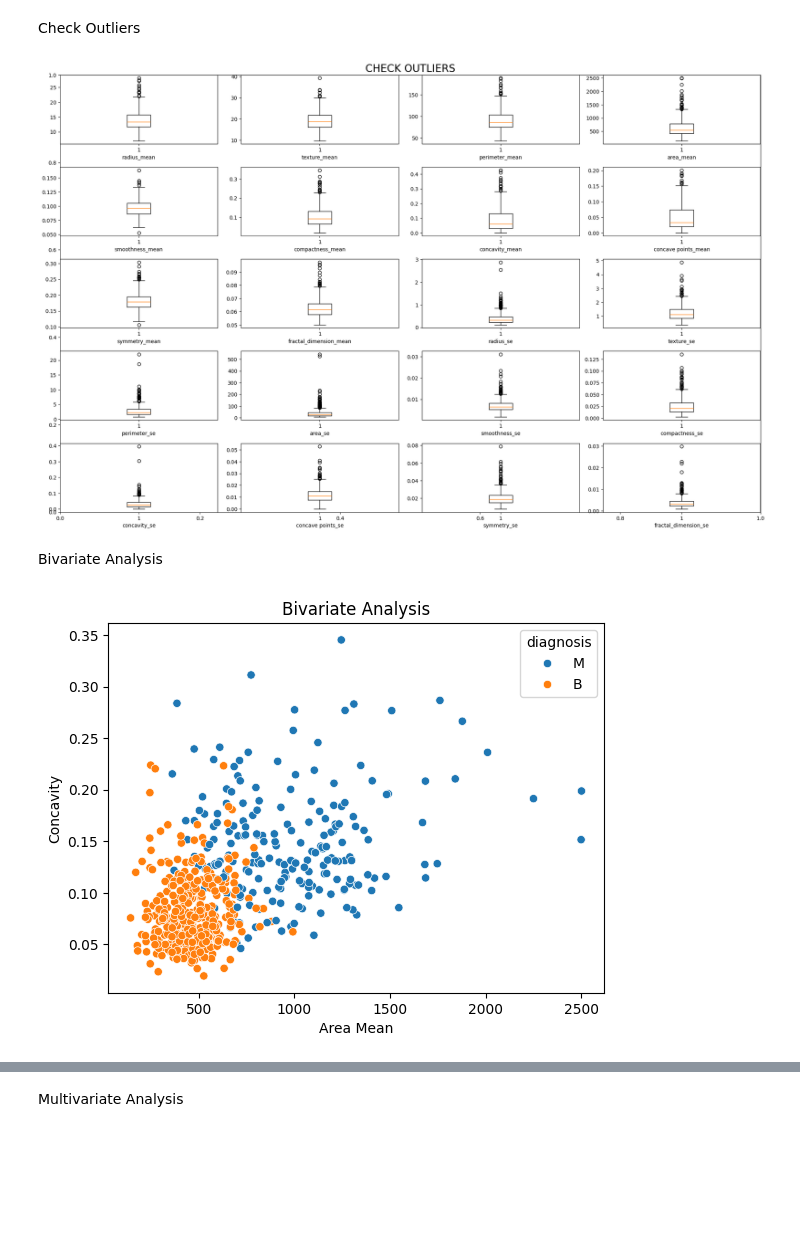
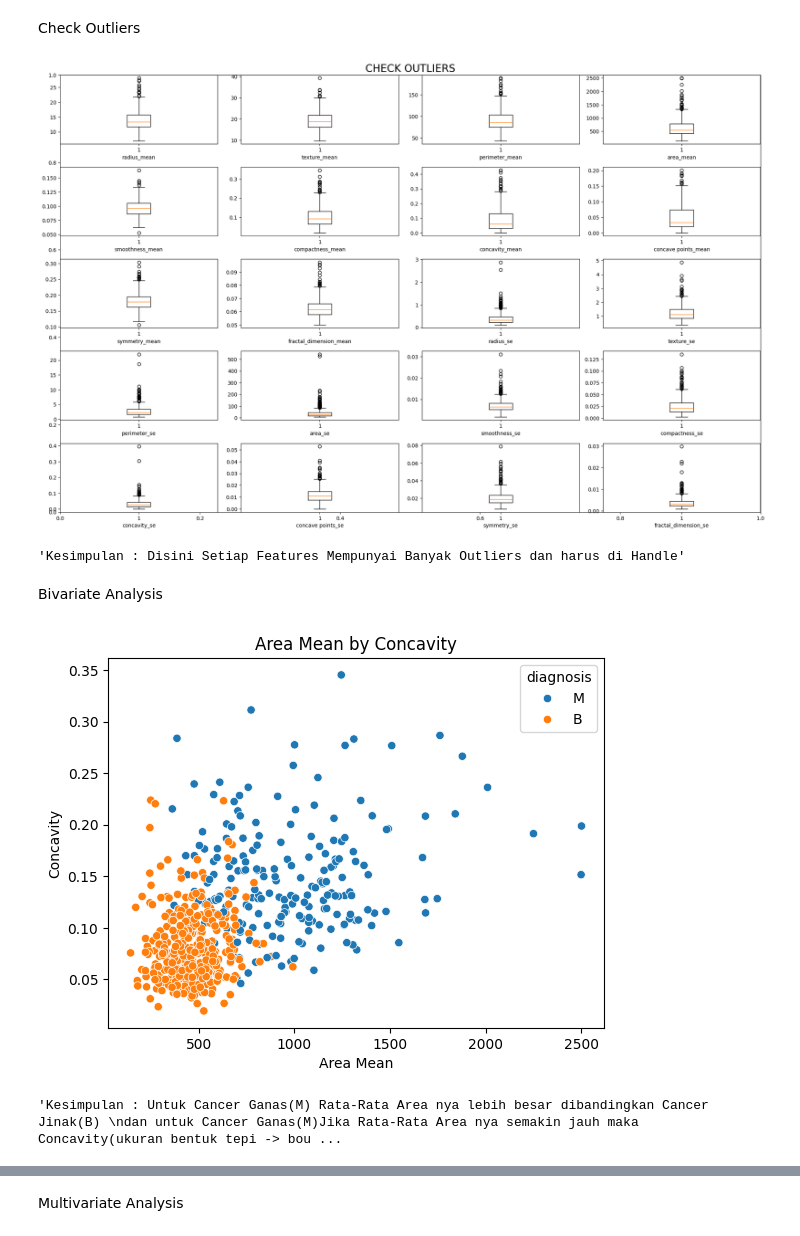
Before and after one commit to farzah14/Diagnosis-Cancer, a Jupyter notebook: knn_classifications.ipynb, the cells around one changed output, grey strips where cells are left out. Drawn from its saved outputs; the diff is of its cells as text; code cells hidden in the pictures; blank space fills up the shorter version.

```diff
--- a/knn_classifications.ipynb
+++ b/knn_classifications.ipynb
@@ -151,16 +173,26 @@ for i, column in enumerate(numerical):
     plt.tight_layout(pad=1.0) # -> Memberikan setiap jarak pada visualisasi
     plt.xlabel(column)
 plt.show()
+
+
+"""Kesimpulan : Disini Setiap Features Mempunyai Banyak Outliers dan harus di Handle"""
 # %% [output]
 [figure]
+'Kesimpulan : Disini Setiap Features Mempunyai Banyak Outliers dan harus di Handle'
 # %% [markdown]
 Bivariate Analysis
 # %%
-plt.title("Bivariate Analysis")
+plt.title("Area Mean by Concavity")
 sns.scatterplot(x="area_mean", y="compactness_mean", data = df, hue="diagnosis")
 plt.xlabel("Area Mean")
 plt.ylabel("Concavity")
 plt.show()
+
+
+"""Kesimpulan : Untuk Cancer Ganas(M) Rata-Rata Area nya lebih besar dibandingkan Cancer Jinak(B)
+dan untuk Cancer Ganas(M)Jika Rata-Rata Area nya semakin jauh maka Concavity(ukuran bentuk tepi -> boundary)
+tidak terlalu besar. Dan untuk cancer Jinak(B) Mereka mempunyai area rata-rata nya lebih kecil dibandingkan Cancer Ganas(M)"""
 # %% [output]
-[figure, old version]
+[figure, new version]
+'Kesimpulan : Untuk Cancer Ganas(M) Rata-Rata Area nya lebih besar dibandingkan Cancer Jinak(B) \ndan untuk Cancer Ganas(M)Jika Rata-Rata Area nya semakin jauh maka Concavity(ukuran bentuk tepi -> bou ...
 # %%
```
Also changed, not shown: parts of 14 cells of this notebook.
